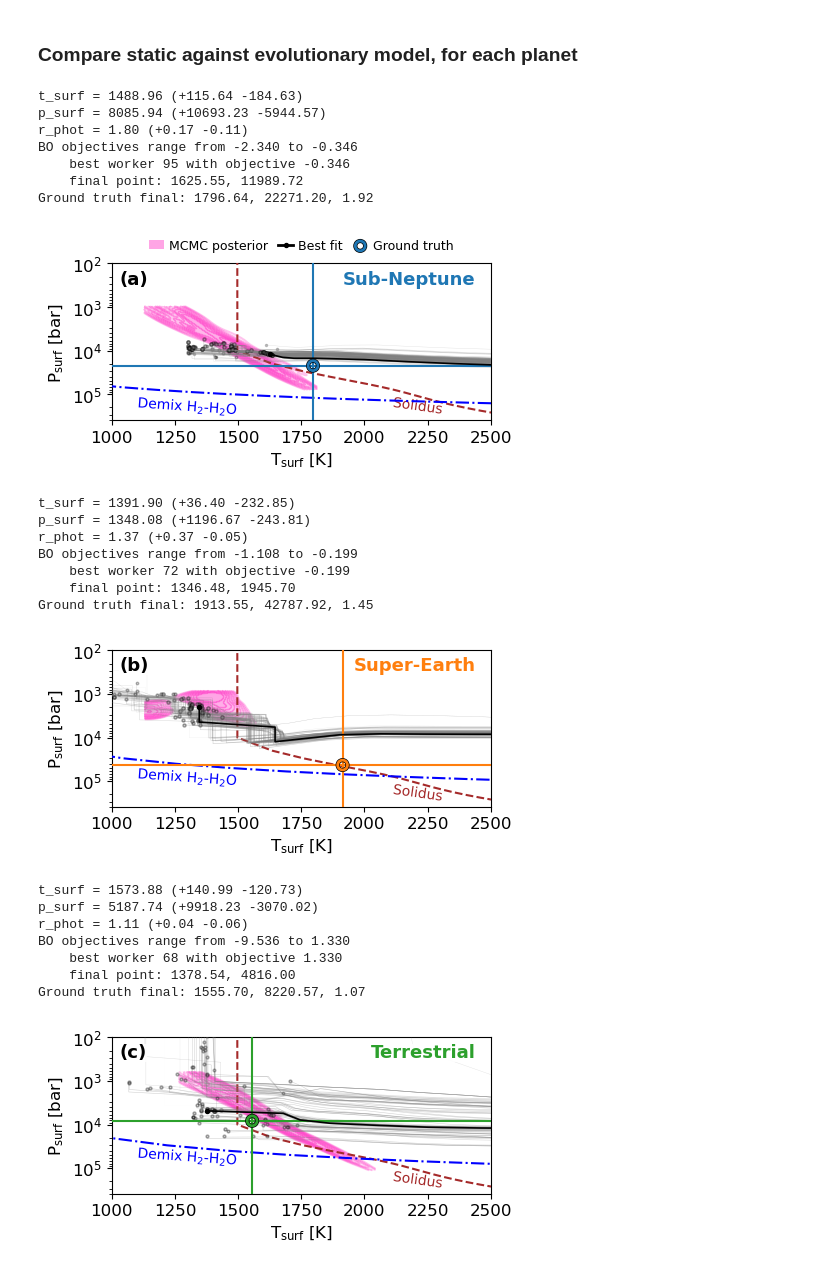
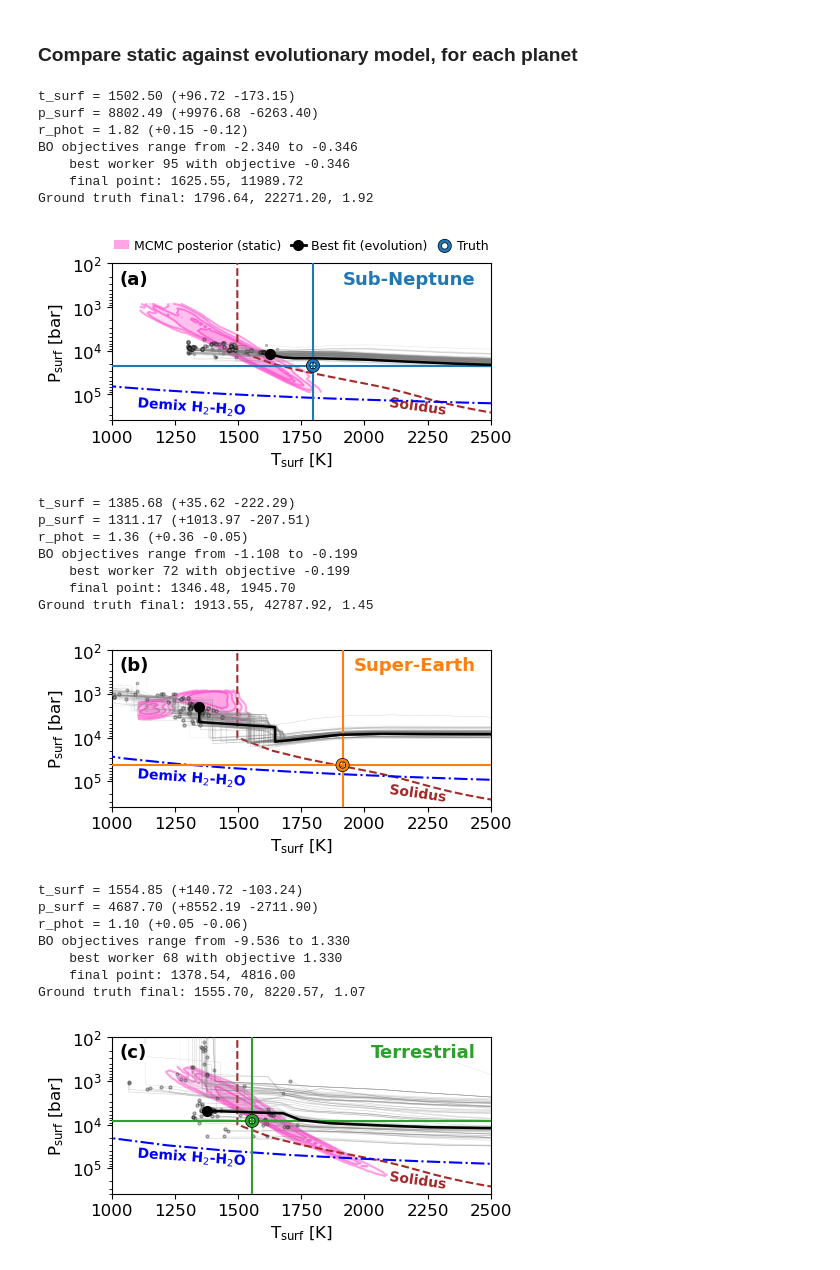
Before and after one commit to nichollsh/proteus_analysis, a Jupyter notebook: bayesopt_static.ipynb, the cells around one changed output. Cells and saved outputs as stored; diff of their text form; code cells hidden in the pictures.

Commit message:
Plots

```diff
--- a/bayesopt_static.ipynb
+++ b/bayesopt_static.ipynb
@@ -566,7 +566,8 @@ WARNING:root:Too few points to create valid contours
 KDE_ALPHA_MIN = 0.05
 KDE_ALPHA_MAX = 0.50
 
-def _kde2d(ax, x, y, log_x=False, log_y=False, n_levels=5, zorder=1, col='grey', label=None):
+def _kde2d(ax, x, y, log_x=False, log_y=False, n_levels=5,
+           resolution=100, zorder=1, col='grey', label=None):
     """2D KDE contours with independent log/linear transform per axis."""
     xd = np.log10(np.asarray(x, float)) if log_x else np.asarray(x, float)
     yd = np.log10(np.asarray(y, float)) if log_y else np.asarray(y, float)
@@ -575,10 +576,10 @@ def _kde2d(ax, x, y, log_x=False, log_y=False, n_levels=5, zorder=1, col='grey',
     if len(xd) < 20:
         return
     kde = gaussian_kde(np.vstack([xd, yd]))
-    pad_x = 0.02 * (xd.max() - xd.min())
-    pad_y = 0.02 * (yd.max() - yd.min())
-    xi = np.linspace(xd.min() - pad_x, xd.max() + pad_x, 200)
-    yi = np.linspace(yd.min() - pad_y, yd.max() + pad_y, 200)
+    pad_x = 0.1 * (xd.max() - xd.min())
+    pad_y = 0.1 * (yd.max() - yd.min())
+    xi = np.linspace(xd.min() - pad_x, xd.max() + pad_x, resolution)
+    yi = np.linspace(yd.min() - pad_y, yd.max() + pad_y, resolution)
     Xi, Yi = np.meshgrid(xi, yi)
     Zi = kde(np.vstack([Xi.ravel(), Yi.ravel()])).reshape(Xi.shape)
     z_vals = Zi[Zi > Zi.max() * 0.01]
@@ -606,7 +607,7 @@ def _kde2d(ax, x, y, log_x=False, log_y=False, n_levels=5, zorder=1, col='grey',
         Zi,
         levels=levels,
         colors=[col],  # noqa: F405
-        alpha=0.30,
+        alpha=KDE_ALPHA_MAX,
         zorder=zorder,
     )
 
@@ -629,7 +641,7 @@ def comp_evol_stat(suf):
     ntruth = len(truth)
 
     # get last samples from samps
-    end_frac = 0.1
+    end_frac = 0.05
     nsamp = int(len(samps)*end_frac)
     samps = samps.iloc[-nsamp:]
 
@@ -677,7 +689,8 @@ def comp_evol_stat(suf):
     # show mcmc output as KDE
     # ax.tricontourf(x, y, c, levels=10, cmap='Purples', alpha=0.5, zorder=1, label="MCMC posterior")
     _kde2d(ax, x, y, log_x=ia.util.varprops[xkey].log, log_y=ia.util.varprops[ykey].log,
-           n_levels=10, zorder=1, col="#FF4CCC", label="MCMC posterior")
+           n_levels=4,  resolution=40,
+           zorder=1, col="#FF4CCC", label="MCMC posterior (static)")
 
     # samples from BO runs
     obj_min = np.amin([obj for obj in bo_data[suf]["objectives"] if obj > -15])
@@ -704,21 +717,24 @@ def comp_evol_stat(suf):
         alpha = 0.4 * (obj - obj_min) / (obj_max - obj_min)
         zo = 9
         color = 'grey'
-        ms = 6*alpha
+
 
         # is best?
         if bo_data[suf]["is_best"][i]:
             color = 'k'
             alpha = 1.0
             zo = 10
-            ms *= 1.2
-            lbl = "Best fit"
+            ms = 7*alpha
+            lw = 1.8*alpha
+            lbl = "Best fit (evolution)"
             print(f"    best worker {i} with objective {obj:.3f}")
             print("    final point: "+str(xfmt)%xrun_arr[-1]+", "+str(yfmt)%yrun_arr[-1])
         else:
             lbl = ""
+            lw = 1.2*alpha
+            ms = 6*alpha
 
-        ax.plot(xrun_arr, yrun_arr, lw=1.2*alpha,
+        ax.plot(xrun_arr, yrun_arr, lw=lw,
                 color=color, alpha=alpha, zorder=zo)
 
         # end point
@@ -735,7 +751,7 @@ def comp_evol_stat(suf):
     xtruth_fin = xtruth_arr[-1]
     ytruth_fin = ytruth_arr[-1]
     ax.scatter(xtruth_fin, ytruth_fin, color='none', edgecolor=ctruth_color, s=50, zorder=10, lw=2,
-               label="Ground truth",
+               label="Truth",
                 path_effects=[pe.Stroke(linewidth=3, foreground='k'), pe.Normal()])
     ax.axhline(y=ytruth_fin, color=ctruth_color, linestyle='-', linewidth=1.5, zorder=9)
     ax.axvline(x=xtruth_fin, color=ctruth_color, linestyle='-', linewidth=1.5, zorder=9)
@@ -750,6 +766,7 @@ def comp_evol_stat(suf):
         ax.annotate(curve.capitalize(),
                      xy=(txt_tmp, pmc[np.argmin(np.abs(tmc - txt_tmp))]),
                     xytext=(2, 0),
+                    fontweight='bold',
                     textcoords='offset points', ha='center', va='top',
                     color=color, fontsize=10, rotation=-8,
                     path_effects=[pe.Stroke(linewidth=1, foreground='w'), pe.Normal()])
@@ -762,9 +779,23 @@ def comp_evol_stat(suf):
     txt_prs = pmc[np.argmin(np.abs(tdm - txt_tmp))]
     ax.annotate(r"Demix H$_2$-H$_2$O", xy=(txt_tmp, txt_prs),
                 xytext=(0, -5),
+                fontweight='bold',
                 textcoords='offset points', ha='left', va='top',
                 color='blue', fontsize=10, rotation=-4,
                 path_effects=[pe.Stroke(linewidth=1, foreground='w'), pe.Normal()])
+
+    # add water saturation
+    # psat_arr = np.logspace(np.log10(1.0), np.log10(1e3), 100)
+    # tsat_arr = np.array([tsat(p*H2O_truth) for p in psat_arr])
+    # ax.plot(tsat_arr, psat_arr, linestyle=':', linewidth=1.5, color='blue', zorder=4)
+    # txt_tmp = 1000.0
+    # txt_prs = psat_arr[np.argmin(np.abs(tsat_arr - txt_tmp))]
+    # ax.annotate(r"Water saturation", xy=(txt_tmp, txt_prs),
+    #             xytext=(0, -5),
+    #            fontweight='bold',
+    #             textcoords='offset points', ha='left', va='top',
+    #             color='blue', fontsize=10, rotation=-4,
+    #             path_effects=[pe.Stroke(linewidth=1, foreground='w'), pe.Normal()])
 
     if ia.util.varprops[xkey].log:
         ax.set_xscale("log")
@@ -780,50 +811,50 @@ def comp_evol_stat(suf):
     ax.set_xlim(xmin, xmax)
     ax.set_ylim(ymax, ymin)
 
     bbox = dict(fc="w", ec="none", alpha=0.9, lw=1, pad=0)
     ax.text(0.02,0.96, f"({abcd[iplt]})",  transform=ax.transAxes,
              ha="left", va="top", fontsize=13, fontweight="bold", zorder=999,
              bbox=bbox)
     ax.text(0.96,0.96, bo_tits[suf], transform=ax.transAxes,
             color=bo_cols[suf],
             ha="right", va="top", fontsize=13, fontweight="bold", zorder=999,
             bbox=bbox)
     fig.tight_layout()
 
     if iplt == 0:
         ax.legend(loc="lower center", fontsize=9, frameon=False,
                   bbox_to_anchor=(0.5, 1.0), ncol=3,
                   columnspacing=0.8, handlelength=1.2, handletextpad=0.4)
 
     fig.savefig(os.path.join(f"output/{suf}_static.pdf"), dpi=DPI, bbox_inches="tight")
     plt.show()
     iplt += 1
 
 iplot = 0
 for suf in bo_suffixes:
     comp_evol_stat(suf)
 # %% [output]
-t_surf = 1488.96 (+115.64 -184.63)
-p_surf = 8085.94 (+10693.23 -5944.57)
-r_phot = 1.80 (+0.17 -0.11)
+t_surf = 1502.50 (+96.72 -173.15)
+p_surf = 8802.49 (+9976.68 -6263.40)
+r_phot = 1.82 (+0.15 -0.12)
 BO objectives range from -2.340 to -0.346
     best worker 95 with objective -0.346
     final point: 1625.55, 11989.72
 Ground truth final: 1796.64, 22271.20, 1.92
-[figure, old version]
+[figure, new version]
-t_surf = 1391.90 (+36.40 -232.85)
-p_surf = 1348.08 (+1196.67 -243.81)
-r_phot = 1.37 (+0.37 -0.05)
+t_surf = 1385.68 (+35.62 -222.29)
+p_surf = 1311.17 (+1013.97 -207.51)
+r_phot = 1.36 (+0.36 -0.05)
 BO objectives range from -1.108 to -0.199
     best worker 72 with objective -0.199
     final point: 1346.48, 1945.70
 Ground truth final: 1913.55, 42787.92, 1.45
-[figure, old version]
+[figure, new version]
-t_surf = 1573.88 (+140.99 -120.73)
-p_surf = 5187.74 (+9918.23 -3070.02)
-r_phot = 1.11 (+0.04 -0.06)
+t_surf = 1554.85 (+140.72 -103.24)
+p_surf = 4687.70 (+8552.19 -2711.90)
+r_phot = 1.10 (+0.05 -0.06)
 BO objectives range from -9.536 to 1.330
     best worker 68 with objective 1.330
     final point: 1378.54, 4816.00
 Ground truth final: 1555.70, 8220.57, 1.07
-[figure, old version]
+[figure, new version]
```
Also changed, not shown: parts of 1 cell of this notebook.
